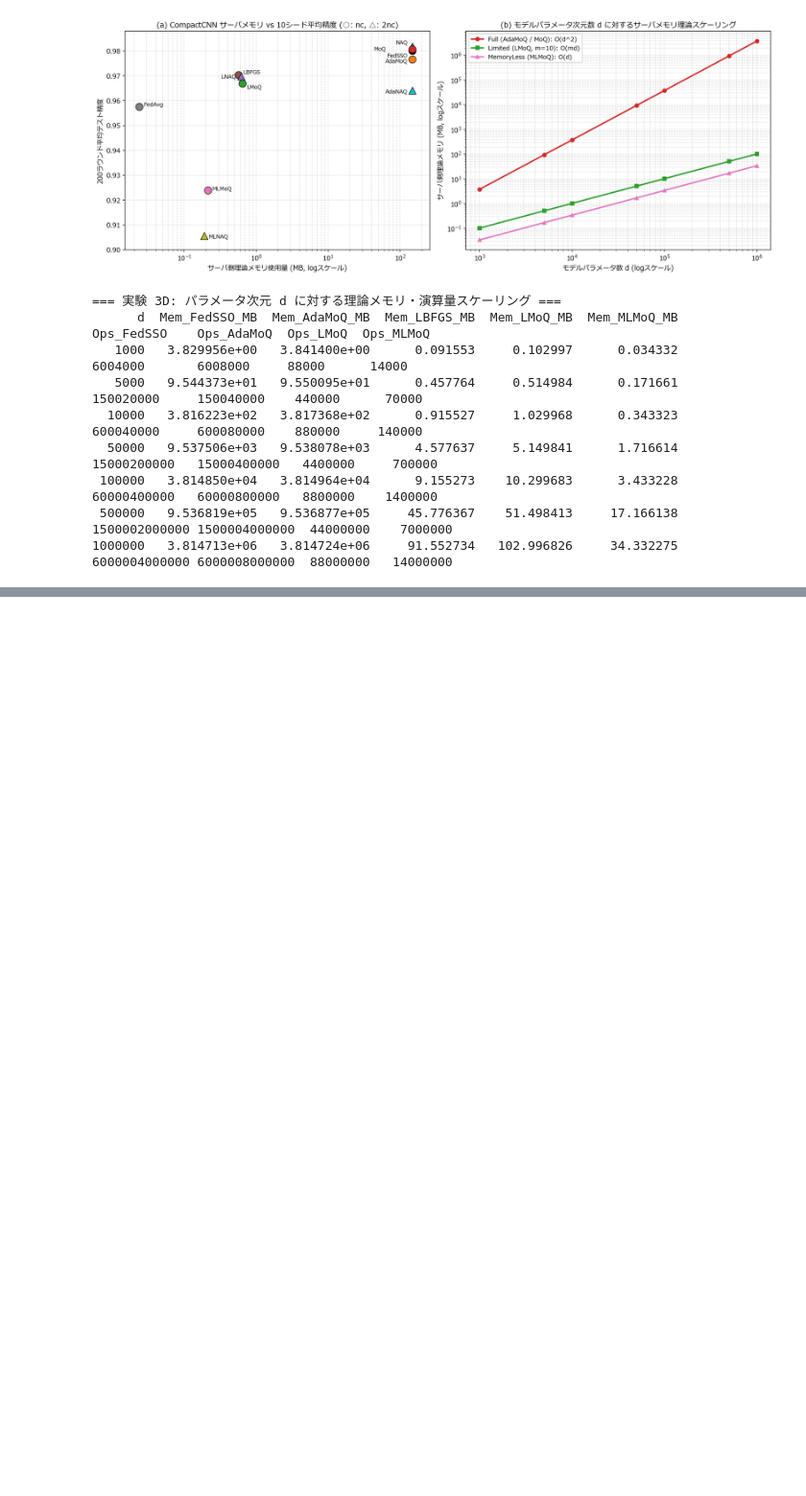
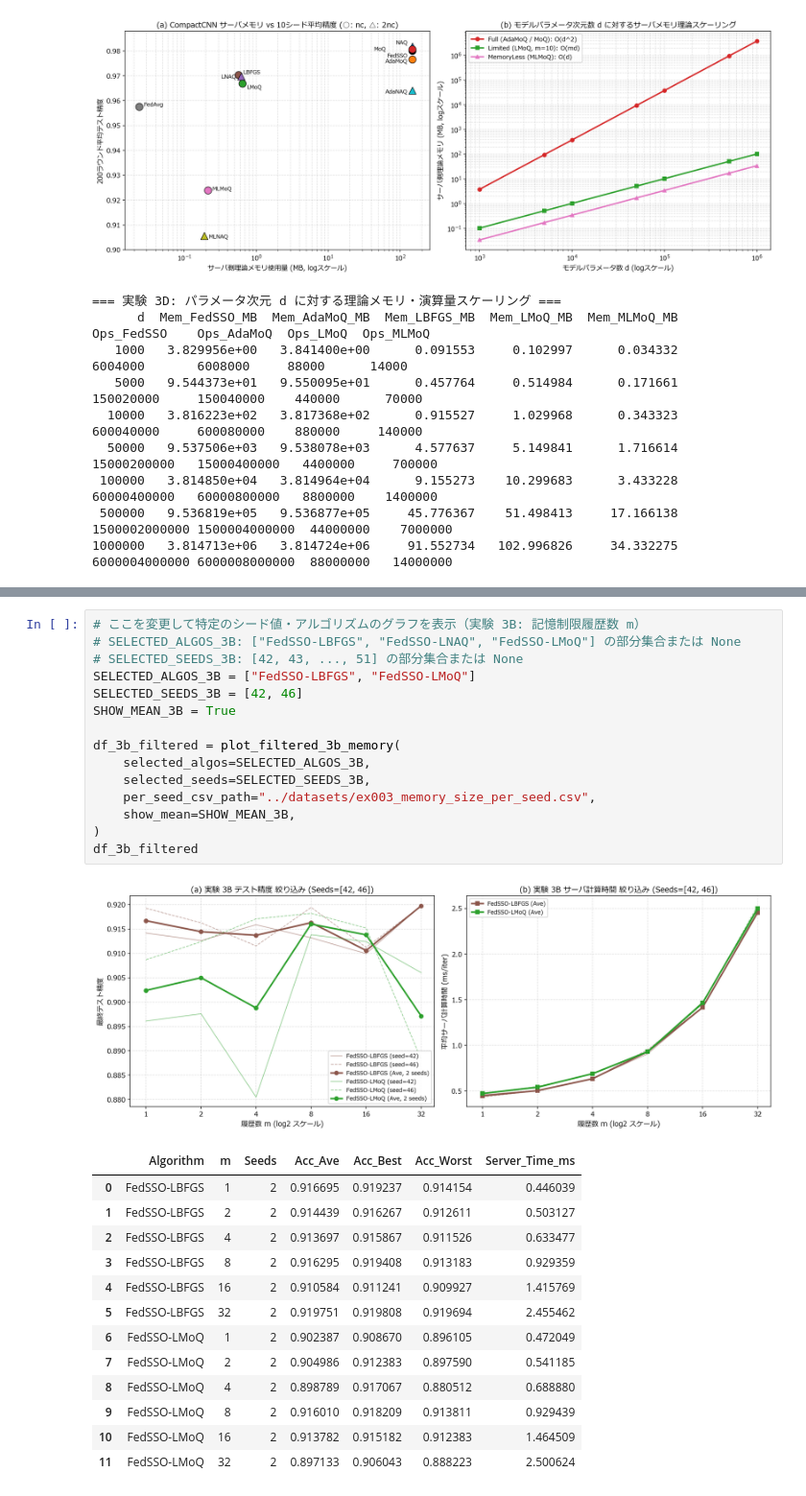
Before and after one commit to wsgames0w0/fedsso_moq, a Jupyter notebook: ex003/ex003.ipynb, the cells around one changed output, grey strips where cells are left out. Shown at 96% size. Saved outputs shown, nothing was run; the diff lists cells and outputs as text; blank space fills up the shorter version.

```diff
--- a/ex003/ex003.ipynb
+++ b/ex003/ex003.ipynb
@@ -363,0 +412,30 @@ plt.show()
+# %%
+# ここを変更して特定のシード値・アルゴリズムのグラフを表示（実験 3B: 記憶制限履歴数 m）
+# SELECTED_ALGOS_3B: ["FedSSO-LBFGS", "FedSSO-LNAQ", "FedSSO-LMoQ"] の部分集合または None
+# SELECTED_SEEDS_3B: [42, 43, ..., 51] の部分集合または None
+SELECTED_ALGOS_3B = ["FedSSO-LBFGS", "FedSSO-LMoQ"]
+SELECTED_SEEDS_3B = [42, 46]
+SHOW_MEAN_3B = True
+
+df_3b_filtered = plot_filtered_3b_memory(
+    selected_algos=SELECTED_ALGOS_3B,
+    selected_seeds=SELECTED_SEEDS_3B,
+    per_seed_csv_path="../datasets/ex003_memory_size_per_seed.csv",
+    show_mean=SHOW_MEAN_3B,
+)
+df_3b_filtered
+# %% [output]
+[figure, added]
+|  | Algorithm | m | Seeds | Acc_Ave | Acc_Best | Acc_Worst | Server_Time_ms |
+| 0 | FedSSO-LBFGS | 1 | 2 | 0.916695 | 0.919237 | 0.914154 | 0.446039 |
+| 1 | FedSSO-LBFGS | 2 | 2 | 0.914439 | 0.916267 | 0.912611 | 0.503127 |
+| 2 | FedSSO-LBFGS | 4 | 2 | 0.913697 | 0.915867 | 0.911526 | 0.633477 |
+| 3 | FedSSO-LBFGS | 8 | 2 | 0.916295 | 0.919408 | 0.913183 | 0.929359 |
+| 4 | FedSSO-LBFGS | 16 | 2 | 0.910584 | 0.911241 | 0.909927 | 1.415769 |
+| 5 | FedSSO-LBFGS | 32 | 2 | 0.919751 | 0.919808 | 0.919694 | 2.455462 |
+| 6 | FedSSO-LMoQ | 1 | 2 | 0.902387 | 0.908670 | 0.896105 | 0.472049 |
+| 7 | FedSSO-LMoQ | 2 | 2 | 0.904986 | 0.912383 | 0.897590 | 0.541185 |
+| 8 | FedSSO-LMoQ | 4 | 2 | 0.898789 | 0.917067 | 0.880512 | 0.688880 |
+| 9 | FedSSO-LMoQ | 8 | 2 | 0.916010 | 0.918209 | 0.913811 | 0.929439 |
+| 10 | FedSSO-LMoQ | 16 | 2 | 0.913782 | 0.915182 | 0.912383 | 1.464509 |
+| 11 | FedSSO-LMoQ | 32 | 2 | 0.897133 | 0.906043 | 0.888223 | 2.500624 |
```
Also changed, not shown: parts of 8 cells of this notebook, 6 other files.
